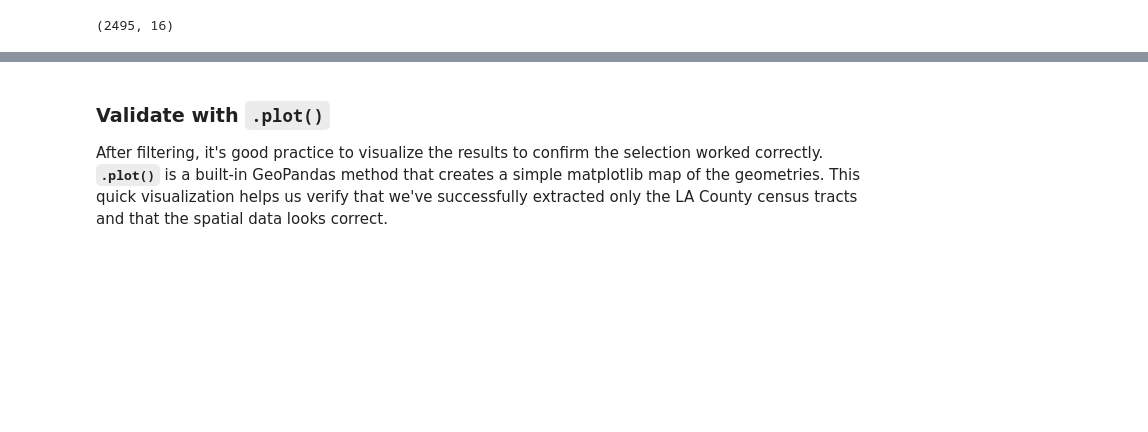
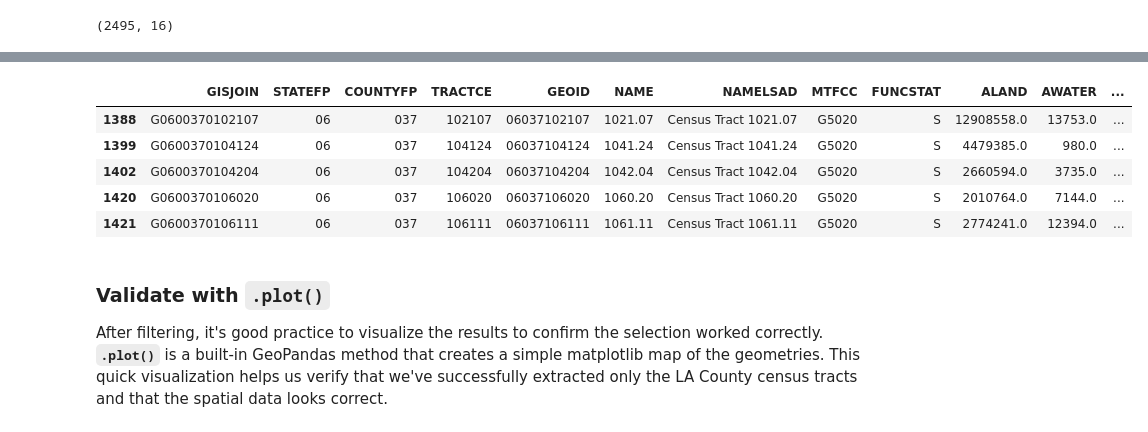
Before and after one commit to jingxuehan0707/ccgt-workshop-opensr-gis, a Jupyter notebook: open-source-gis-with-python.ipynb, the cells around one changed output, grey strips where cells are left out. Cells and saved outputs as stored; diff of their text form; code cells hidden in the pictures; blank space fills up the shorter version.

```diff
--- a/open-source-gis-with-python.ipynb
+++ b/open-source-gis-with-python.ipynb
@@ -150,3 +191,19 @@ la_county_census_tracts_gdf.shape
+# %%
+# Complex where clause
+where_clause = (ca_census_tracts_gdf['AWATER'] > 0) & (ca_census_tracts_gdf['COUNTYFP'] == countyfp)
+
+# Apply the filter
+complex_filtered_gdf = ca_census_tracts_gdf[where_clause]
+
+# Display dimensions of the GeoDataFrame
+complex_filtered_gdf.head()
+# %% [output]
+|  | GISJOIN | STATEFP | COUNTYFP | TRACTCE | GEOID | NAME | NAMELSAD | MTFCC | FUNCSTAT | ALAND | AWATER | ... |
+| 1388 | G0600370102107 | 06 | 037 | 102107 | 06037102107 | 1021.07 | Census Tract 1021.07 | G5020 | S | 12908558.0 | 13753.0 | ... |
+| 1399 | G0600370104124 | 06 | 037 | 104124 | 06037104124 | 1041.24 | Census Tract 1041.24 | G5020 | S | 4479385.0 | 980.0 | ... |
+| 1402 | G0600370104204 | 06 | 037 | 104204 | 06037104204 | 1042.04 | Census Tract 1042.04 | G5020 | S | 2660594.0 | 3735.0 | ... |
+| 1420 | G0600370106020 | 06 | 037 | 106020 | 06037106020 | 1060.20 | Census Tract 1060.20 | G5020 | S | 2010764.0 | 7144.0 | ... |
+| 1421 | G0600370106111 | 06 | 037 | 106111 | 06037106111 | 1061.11 | Census Tract 1061.11 | G5020 | S | 2774241.0 | 12394.0 | ... |
 # %% [markdown]
 ### Validate with `.plot()`
 
```
Also changed, not shown: parts of 16 cells of this notebook.
